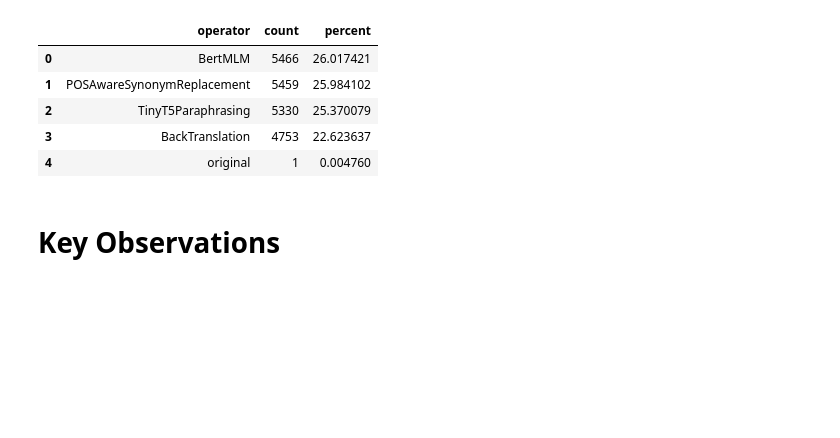
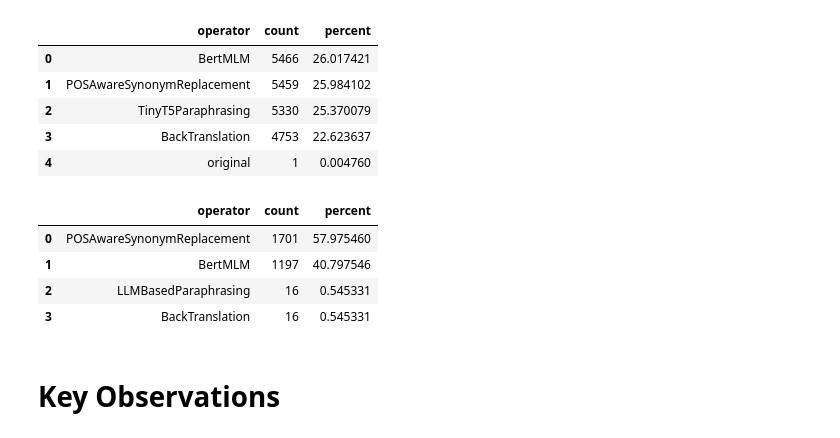
Before and after one commit to Onkar2102/evo-control-score, a Jupyter notebook: experiments/experiments.ipynb, the cells around one changed output. Cells and saved outputs as stored; diff of their text form; code cells hidden in the pictures; blank space fills up the shorter version.

```diff
--- a/experiments/experiments.ipynb
+++ b/experiments/experiments.ipynb
@@ -220,6 +262,17 @@ display(op_df)
 | 2 | TinyT5Paraphrasing | 5330 | 25.370079 |
 | 3 | BackTranslation | 4753 | 22.623637 |
 | 4 | original | 1 | 0.004760 |
+# %%
+op_df = operator_counts.reset_index()
+op_df.columns = ["operator", "count"]
+op_df["percent"] = 100 * op_df["count"] / total_genomes
+display(op_df)
+# %% [output]
+|  | operator | count | percent |
+| 0 | POSAwareSynonymReplacement | 1701 | 57.975460 |
+| 1 | BertMLM | 1197 | 40.797546 |
+| 2 | LLMBasedParaphrasing | 16 | 0.545331 |
+| 3 | BackTranslation | 16 | 0.545331 |
 # %% [markdown]
 # Key Observations
 # %%
```
Also changed, not shown: parts of 7 cells of this notebook, 33 other files.
